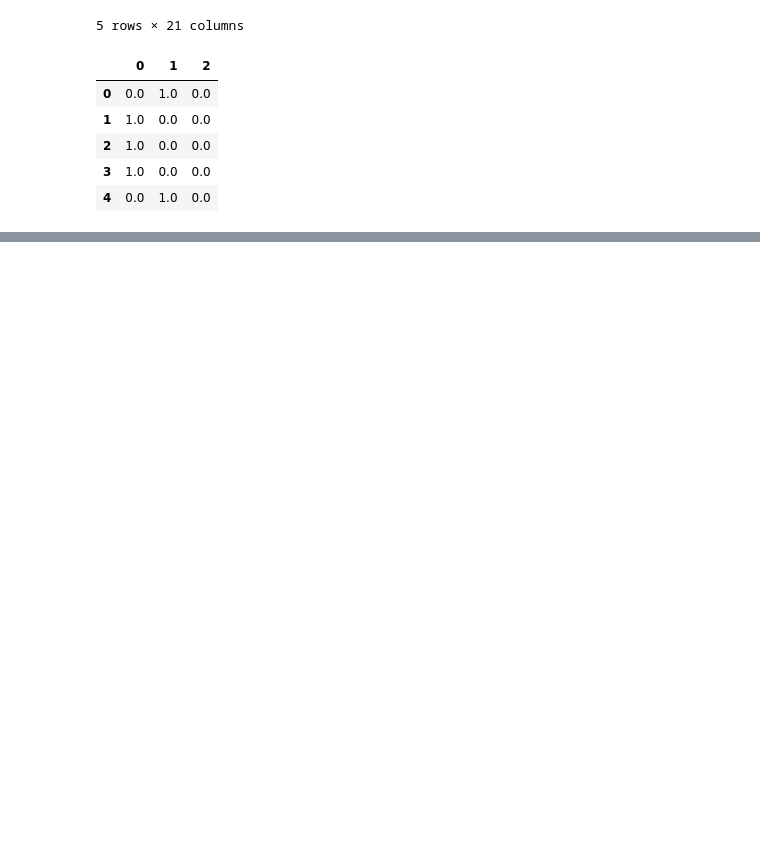
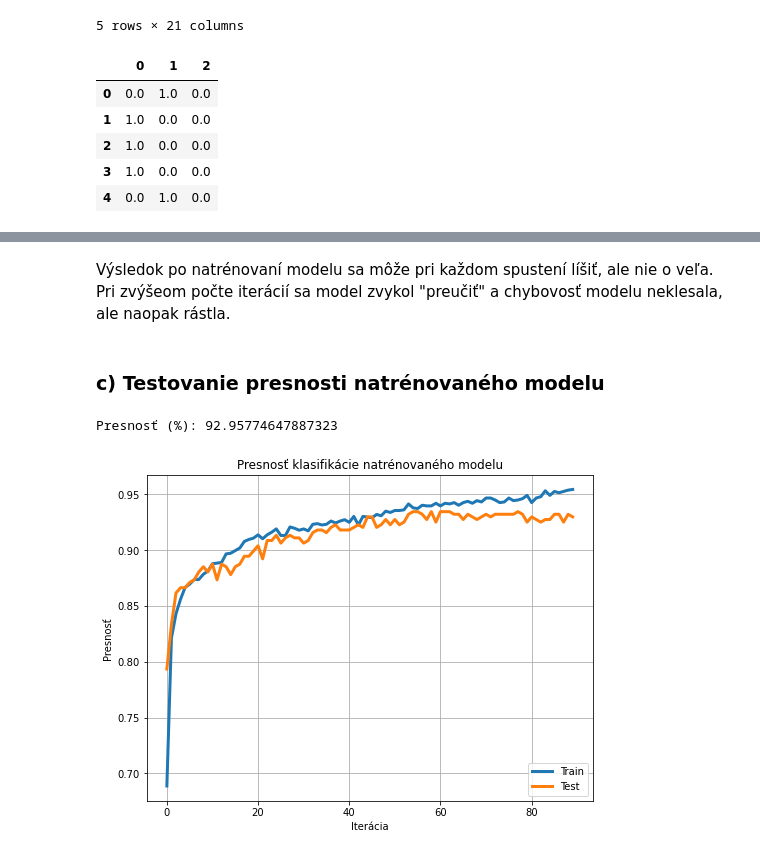
Before and after one commit to georgeob/Drzik_NS2021, a Jupyter notebook: Drzik_NS2021.ipynb, the cells around one changed output, grey strips where cells are left out. Cells and saved outputs as stored; diff of their text form; code cells hidden in the pictures; blank space fills up the shorter version.

Commit message:
Neurónová sieť, knižnica Keras

```diff
--- a/Drzik_NS2021.ipynb
+++ b/Drzik_NS2021.ipynb
@@ -343,0 +389,8 @@ pd.DataFrame(Y_test).head(5)
+# %%
+# Pre natrénovanie tohto modelu potrebujeme ešte zadefinovať stratovú funkciu, optimalizér a metriky.
+# To urobíme prostredníctvom metódy compile, kde ako parametre vstupujú práve:
+# - loss='categorical_crossentropy' = stratová funkcia vhodná vtedy, ak máme viac klasifikačných tried.
+# - optimizer='adam' = Adam je vo väčšine prípadov najlepší z adaptívnych optimalizátorov.
+# - metrics=['accuracy'] = a metriku sme nastavili na presnosť.
+
+keras_model.compile(loss='categorical_crossentropy', optimizer='adam', metrics=['accuracy'])
@@ -343,0 +399,6 @@ pd.DataFrame(Y_test).head(5)
+# %%
+# Po skompilovaní modelu nám stačí model našej neurónovej len natrénovať. Použijeme metódu fit a vstupnými parametrami
+# budú vstupná trénovacia množina (X_train), výstupná trénovacia množina (Y_train),
+# validačné dáta (X_test a Y_test) pomocou ktorých sa nám po jednotlivých krokoch počíta chybovosť a presnosť modelu.
+# a posledným parametrom je počet iterácií (epochs), ktoré sme nstavili na 90.
+keras_model_output = keras_model.fit(X_train, Y_train, validation_data = (X_test,Y_test), epochs=90)
@@ -343,0 +423,4 @@ pd.DataFrame(Y_test).head(5)
+# %% [markdown]
+Výsledok po natrénovaní modelu sa môže pri každom spustení líšiť, ale nie o veľa. Pri zvýšeom počte iterácií sa model zvykol "preučiť" a chybovosť modelu neklesala, ale naopak rástla.
+# %% [markdown]
+### c) Testovanie presnosti natrénovaného modelu
@@ -343,0 +446,17 @@ pd.DataFrame(Y_test).head(5)
+# %%
+# Následne hodnoty z týchto dvoch množín porovnáme a vyhodnotíme na kolko percent sa výsledky zhodujú.
+print("Presnosť (%):", accuracy_score(predikcie, test)*100)
+# %% [output]
+Presnosť (%): 92.95774647887323
+# %%
+plt.figure(figsize=(8,6))
+plt.plot(keras_model_output.history["accuracy"], linewidth=3)
+plt.plot(keras_model_output.history["val_accuracy"], linewidth=3)
+plt.title("Presnosť klasifikácie natrénovaného modelu")
+plt.ylabel("Presnosť")
+plt.xlabel("Iterácia")
+plt.legend(["Train", "Test"], loc="lower right")
+plt.grid(b=True, which='major', color='#aaaaaa', linestyle='-')
+plt.show()
+# %% [output]
+[figure, added]
```
Also changed, not shown: parts of 11 cells of this notebook.
